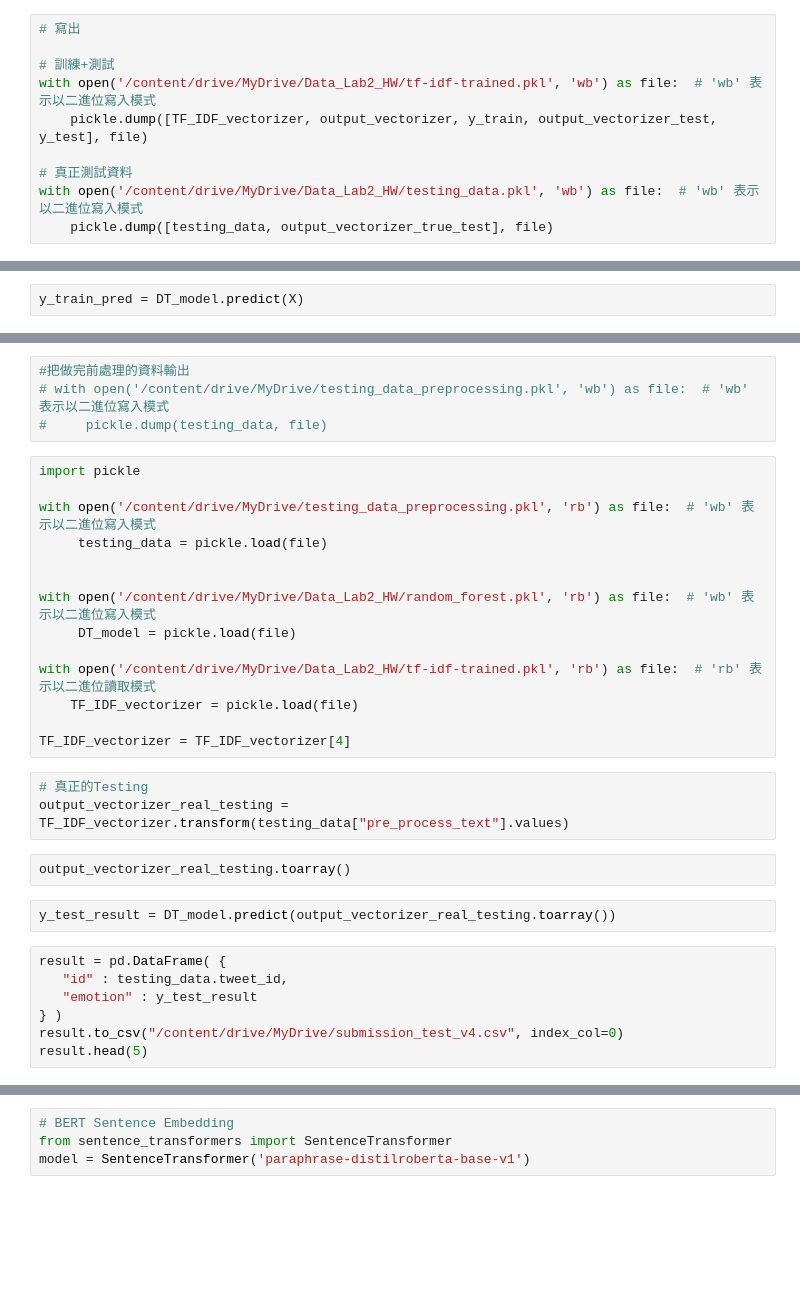
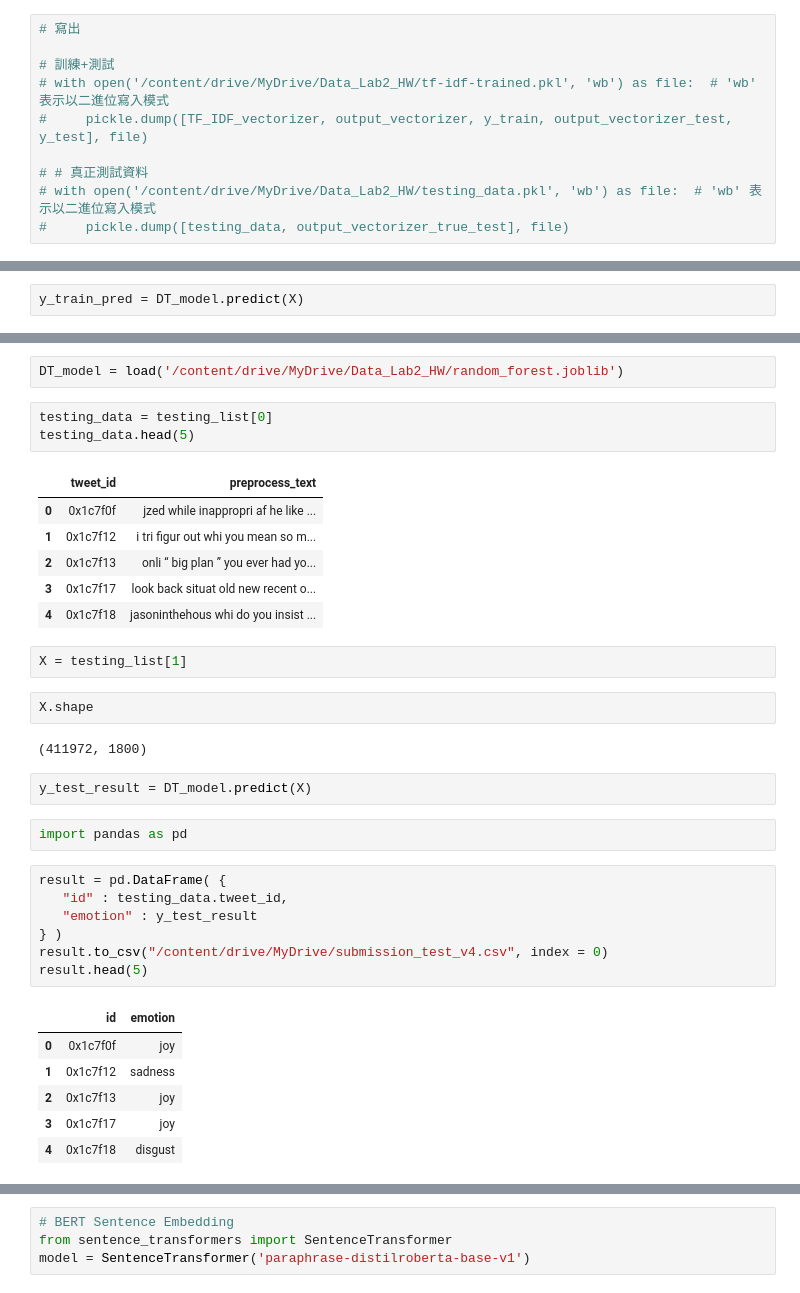
Before and after one commit to BORYA-dev/DM2024-Lab2-Homework, a Jupyter notebook: DM2024-Lab2-Homework.ipynb, the cells around one changed output, grey strips where cells are left out. Drawn from its saved outputs; the diff is of its cells as text; blank space fills up the shorter version.

```diff
--- a/DM2024-Lab2-Homework.ipynb
+++ b/DM2024-Lab2-Homework.ipynb
@@ -506,12 +509,12 @@ import pickle
 # 寫出
 
 # 訓練+測試
-with open('/content/drive/MyDrive/Data_Lab2_HW/tf-idf-trained.pkl', 'wb') as file:  # 'wb' 表示以二進位寫入模式
-    pickle.dump([TF_IDF_vectorizer, output_vectorizer, y_train, output_vectorizer_test, y_test], file)
+# with open('/content/drive/MyDrive/Data_Lab2_HW/tf-idf-trained.pkl', 'wb') as file:  # 'wb' 表示以二進位寫入模式
+#     pickle.dump([TF_IDF_vectorizer, output_vectorizer, y_train, output_vectorizer_test, y_test], file)
 
-# 真正測試資料
-with open('/content/drive/MyDrive/Data_Lab2_HW/testing_data.pkl', 'wb') as file:  # 'wb' 表示以二進位寫入模式
-    pickle.dump([testing_data, output_vectorizer_true_test], file)
+# # 真正測試資料
+# with open('/content/drive/MyDrive/Data_Lab2_HW/testing_data.pkl', 'wb') as file:  # 'wb' 表示以二進位寫入模式
+#     pickle.dump([testing_data, output_vectorizer_true_test], file)
 # %%
 #讀入
 
@@ -607,32 +598,36 @@ testing_data
-# %%
-#把做完前處理的資料輸出
-# with open('/content/drive/MyDrive/testing_data_preprocessing.pkl', 'wb') as file:  # 'wb' 表示以二進位寫入模式
-#     pickle.dump(testing_data, file)
-# %%
-import pickle
-
-with open('/content/drive/MyDrive/testing_data_preprocessing.pkl', 'rb') as file:  # 'wb' 表示以二進位寫入模式
-     testing_data = pickle.load(file)
-
-
-with open('/content/drive/MyDrive/Data_Lab2_HW/random_forest.pkl', 'rb') as file:  # 'wb' 表示以二進位寫入模式
-     DT_model = pickle.load(file)
-
-with open('/content/drive/MyDrive/Data_Lab2_HW/tf-idf-trained.pkl', 'rb') as file:  # 'rb' 表示以二進位讀取模式
-    TF_IDF_vectorizer = pickle.load(file)
-
-TF_IDF_vectorizer = TF_IDF_vectorizer[4]
-# %%
-# 真正的Testing
-output_vectorizer_real_testing = TF_IDF_vectorizer.transform(testing_data["pre_process_text"].values)
-# %%
-output_vectorizer_real_testing.toarray()
+# %%
+DT_model = load('/content/drive/MyDrive/Data_Lab2_HW/random_forest.joblib')
+# %%
+testing_data = testing_list[0]
+testing_data.head(5)
+# %% [output]
+|  | tweet_id | preprocess_text |
+| 0 | 0x1c7f0f | jzed while inappropri af he like ... |
+| 1 | 0x1c7f12 | i tri figur out whi you mean so m... |
+| 2 | 0x1c7f13 | onli “ big plan ” you ever had yo... |
+| 3 | 0x1c7f17 | look back situat old new recent o... |
+| 4 | 0x1c7f18 | jasoninthehous whi do you insist ... |
+# %%
+X = testing_list[1]
+# %%
+X.shape
+# %% [output]
+(411972, 1800)
 # %%
-y_test_result = DT_model.predict(output_vectorizer_real_testing.toarray())
+y_test_result = DT_model.predict(X)
+# %%
+import pandas as pd
 # %%
 result = pd.DataFrame( {
    "id" : testing_data.tweet_id,
    "emotion" : y_test_result
 } )
-result.to_csv("/content/drive/MyDrive/submission_test_v4.csv", index_col=0)
+result.to_csv("/content/drive/MyDrive/submission_test_v4.csv", index = 0)
 result.head(5)
+# %% [output]
+|  | id | emotion |
+| 0 | 0x1c7f0f | joy |
+| 1 | 0x1c7f12 | sadness |
+| 2 | 0x1c7f13 | joy |
+| 3 | 0x1c7f17 | joy |
+| 4 | 0x1c7f18 | disgust |
```
Also changed, not shown: parts of 18 cells of this notebook.
